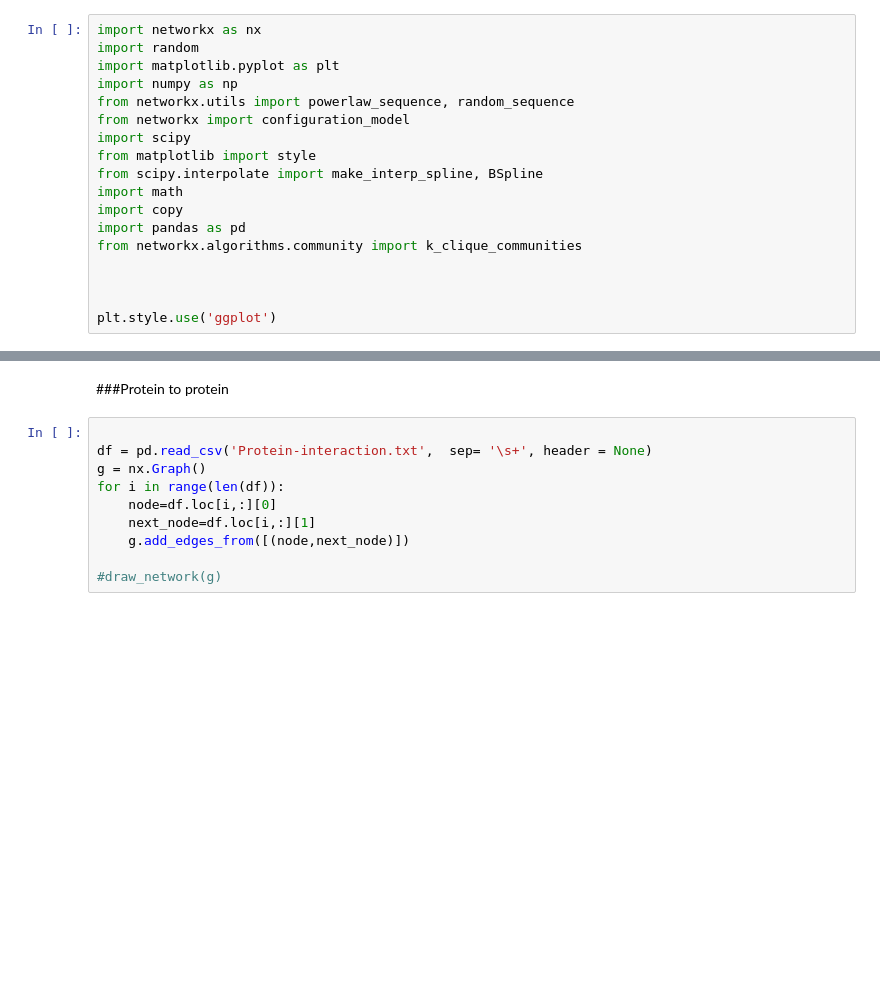
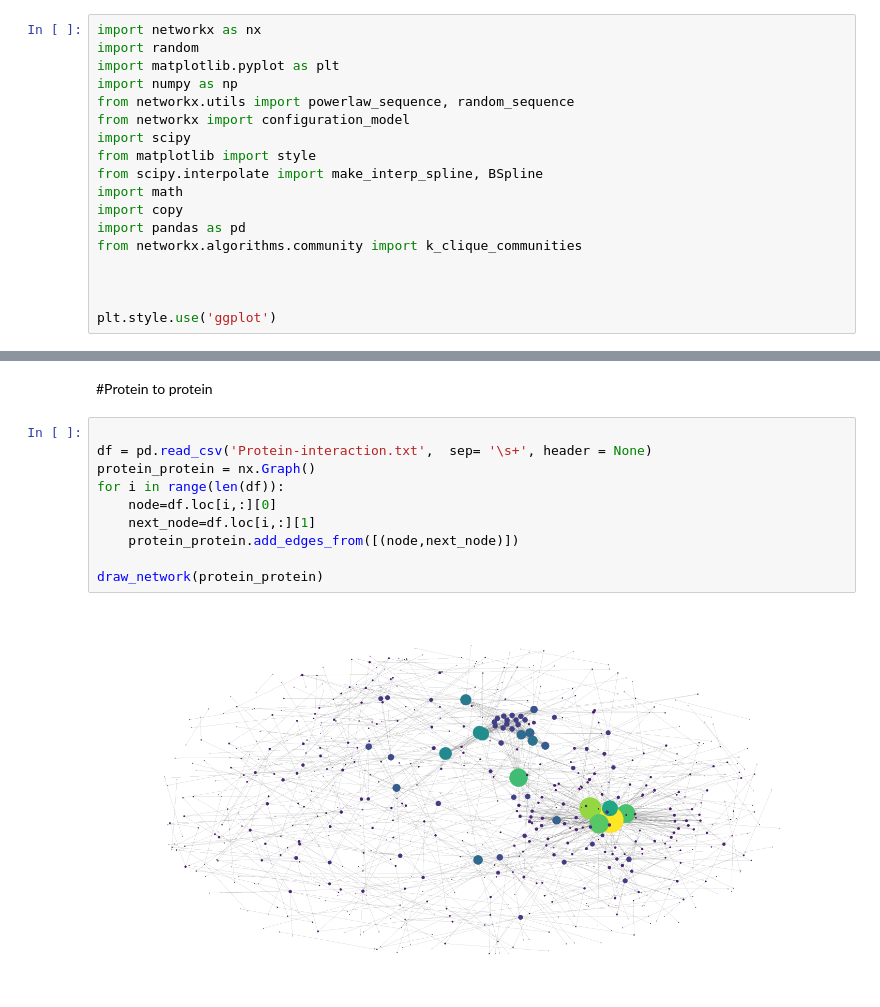
Before and after one commit to Big-data-Group-97/Learning-From-Netwok-Project-, a Jupyter notebook: LearnigFromNetwork.ipynb, the cells around one changed output, grey strips where cells are left out. Cells and saved outputs as stored; diff of their text form; blank space fills up the shorter version.

```diff
--- a/LearnigFromNetwork.ipynb
+++ b/LearnigFromNetwork.ipynb
@@ -406,12 +526,14 @@ draw_network(network_poisson, size=1)
 # %% [markdown]
-###Protein to protein
+#Protein to protein
 # %%
 
 df = pd.read_csv('Protein-interaction.txt',  sep= '\s+', header = None)
-g = nx.Graph()
+protein_protein = nx.Graph()
 for i in range(len(df)):
     node=df.loc[i,:][0]
     next_node=df.loc[i,:][1]
-    g.add_edges_from([(node,next_node)])
+    protein_protein.add_edges_from([(node,next_node)])
 
-#draw_network(g)
+draw_network(protein_protein)
+# %% [output]
+[figure, added]
```
Also changed, not shown: parts of 8 cells of this notebook.
